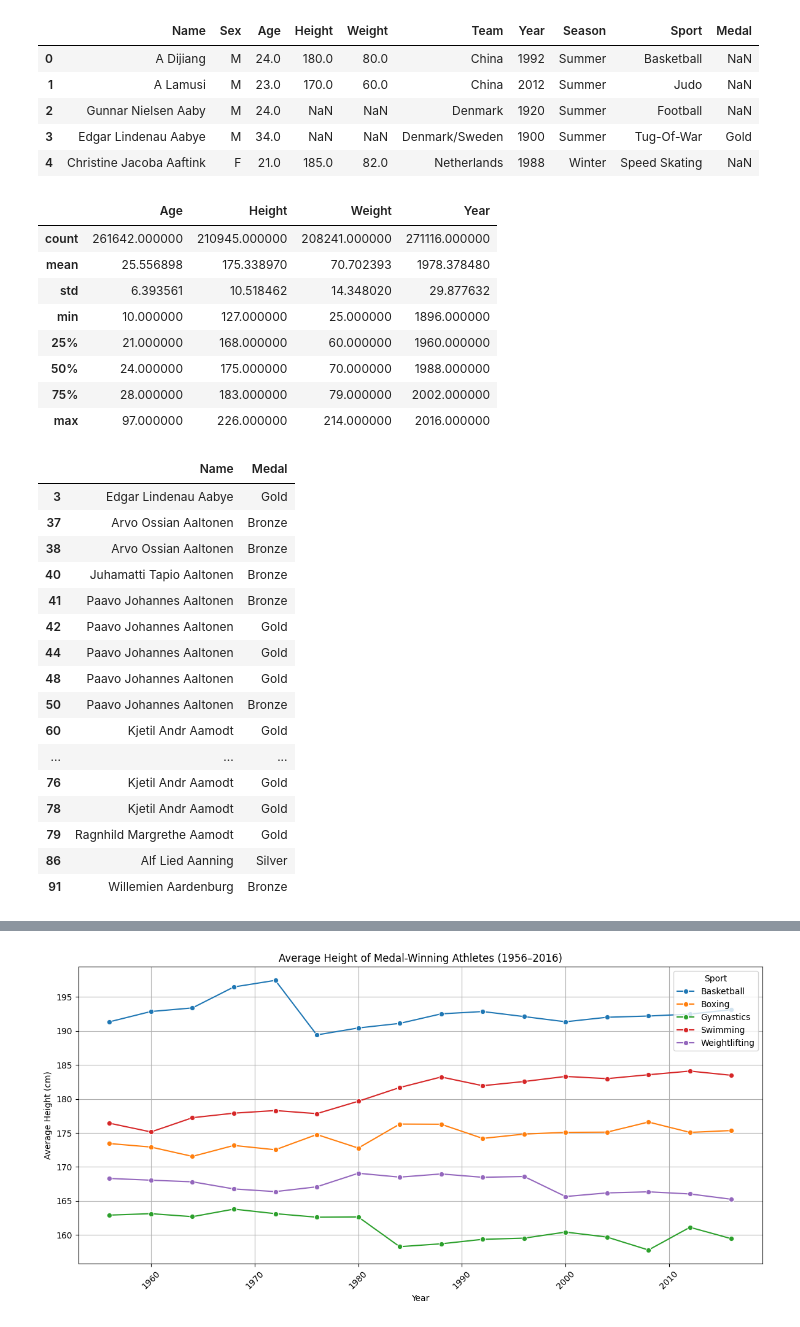
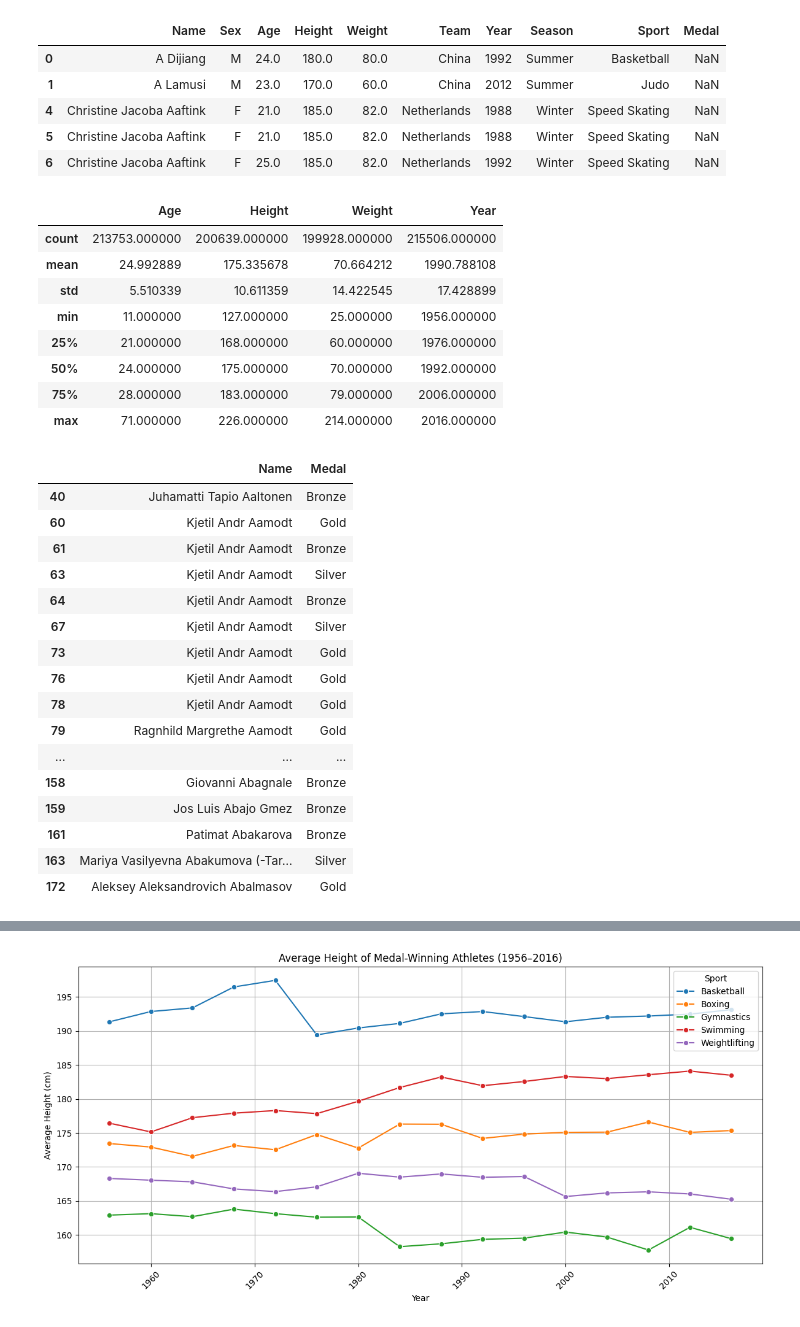
Before and after one commit to enrique368/otroo, a Jupyter notebook: My_Project.ipynb, the cells around one changed output, grey strips where cells are left out. Saved outputs shown, nothing was run; the diff lists cells and outputs as text; code cells hidden in the pictures.

```diff
--- a/My_Project.ipynb
+++ b/My_Project.ipynb
@@ -7,49 +3,55 @@ import seaborn as sns
 # %%
+import pandas as pd
+import matplotlib.pyplot as plt
+import seaborn as sns
+from sklearn.model_selection import train_test_split
+from sklearn.linear_model import LogisticRegression
+from sklearn.metrics import accuracy_score
 data = pd.read_csv('/content/athlete_events.csv')
+data = data[data['Year'] >= 1956]
 data = data.drop(['NOC','City', 'Event', 'Games','ID'], axis=1)
-
 data.head()
 # %% [output]
 |  | Name | Sex | Age | Height | Weight | Team | Year | Season | Sport | Medal |
 | 0 | A Dijiang | M | 24.0 | 180.0 | 80.0 | China | 1992 | Summer | Basketball | NaN |
 | 1 | A Lamusi | M | 23.0 | 170.0 | 60.0 | China | 2012 | Summer | Judo | NaN |
-| 2 | Gunnar Nielsen Aaby | M | 24.0 | NaN | NaN | Denmark | 1920 | Summer | Football | NaN |
-| 3 | Edgar Lindenau Aabye | M | 34.0 | NaN | NaN | Denmark/Sweden | 1900 | Summer | Tug-Of-War | Gold |
 | 4 | Christine Jacoba Aaftink | F | 21.0 | 185.0 | 82.0 | Netherlands | 1988 | Winter | Speed Skating | NaN |
+| 5 | Christine Jacoba Aaftink | F | 21.0 | 185.0 | 82.0 | Netherlands | 1988 | Winter | Speed Skating | NaN |
+| 6 | Christine Jacoba Aaftink | F | 25.0 | 185.0 | 82.0 | Netherlands | 1992 | Winter | Speed Skating | NaN |
 # %%
 data.describe()
 # %% [output]
 |  | Age | Height | Weight | Year |
-| count | 261642.000000 | 210945.000000 | 208241.000000 | 271116.000000 |
-| mean | 25.556898 | 175.338970 | 70.702393 | 1978.378480 |
-| std | 6.393561 | 10.518462 | 14.348020 | 29.877632 |
-| min | 10.000000 | 127.000000 | 25.000000 | 1896.000000 |
-| 25% | 21.000000 | 168.000000 | 60.000000 | 1960.000000 |
-| 50% | 24.000000 | 175.000000 | 70.000000 | 1988.000000 |
-| 75% | 28.000000 | 183.000000 | 79.000000 | 2002.000000 |
-| max | 97.000000 | 226.000000 | 214.000000 | 2016.000000 |
+| count | 213753.000000 | 200639.000000 | 199928.000000 | 215506.000000 |
+| mean | 24.992889 | 175.335678 | 70.664212 | 1990.788108 |
+| std | 5.510339 | 10.611359 | 14.422545 | 17.428899 |
+| min | 11.000000 | 127.000000 | 25.000000 | 1956.000000 |
+| 25% | 21.000000 | 168.000000 | 60.000000 | 1976.000000 |
+| 50% | 24.000000 | 175.000000 | 70.000000 | 1992.000000 |
+| 75% | 28.000000 | 183.000000 | 79.000000 | 2006.000000 |
+| max | 71.000000 | 226.000000 | 214.000000 | 2016.000000 |
 # %%
 athletes_medals = data[['Name', 'Medal']]
 athletes_medals = data[['Name', 'Medal']].dropna(subset=['Medal'])
 athletes_medals.head(20)
 # %% [output]
 |  | Name | Medal |
-| 3 | Edgar Lindenau Aabye | Gold |
-| 37 | Arvo Ossian Aaltonen | Bronze |
-| 38 | Arvo Ossian Aaltonen | Bronze |
 | 40 | Juhamatti Tapio Aaltonen | Bronze |
-| 41 | Paavo Johannes Aaltonen | Bronze |
-| 42 | Paavo Johannes Aaltonen | Gold |
-| 44 | Paavo Johannes Aaltonen | Gold |
-| 48 | Paavo Johannes Aaltonen | Gold |
-| 50 | Paavo Johannes Aaltonen | Bronze |
 | 60 | Kjetil Andr Aamodt | Gold |
-| ... | ... | ... |
+| 61 | Kjetil Andr Aamodt | Bronze |
+| 63 | Kjetil Andr Aamodt | Silver |
+| 64 | Kjetil Andr Aamodt | Bronze |
+| 67 | Kjetil Andr Aamodt | Silver |
+| 73 | Kjetil Andr Aamodt | Gold |
 | 76 | Kjetil Andr Aamodt | Gold |
 | 78 | Kjetil Andr Aamodt | Gold |
 | 79 | Ragnhild Margrethe Aamodt | Gold |
-| 86 | Alf Lied Aanning | Silver |
-| 91 | Willemien Aardenburg | Bronze |
+| ... | ... | ... |
+| 158 | Giovanni Abagnale | Bronze |
+| 159 | Jos Luis Abajo Gmez | Bronze |
+| 161 | Patimat Abakarova | Bronze |
+| 163 | Mariya Vasilyevna Abakumova (-Tar... | Silver |
+| 172 | Aleksey Aleksandrovich Abalmasov | Gold |
 # %%
 
 medal_winners = data.dropna(subset=['Medal'])
```
Also changed, not shown: parts of 6 cells of this notebook.
